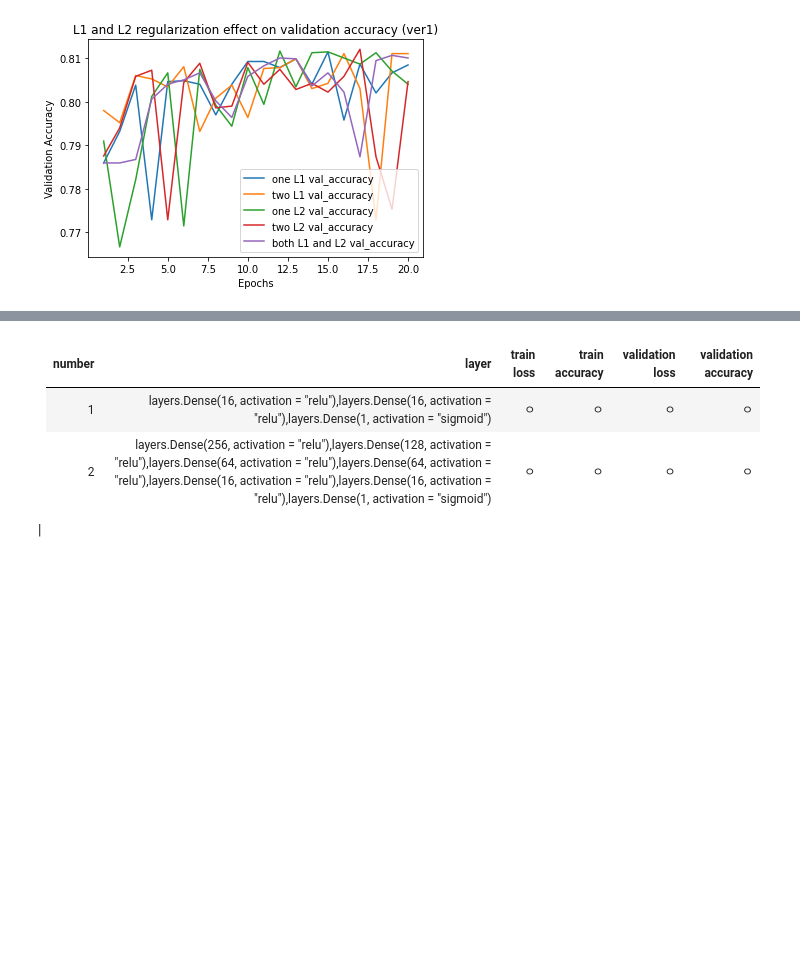
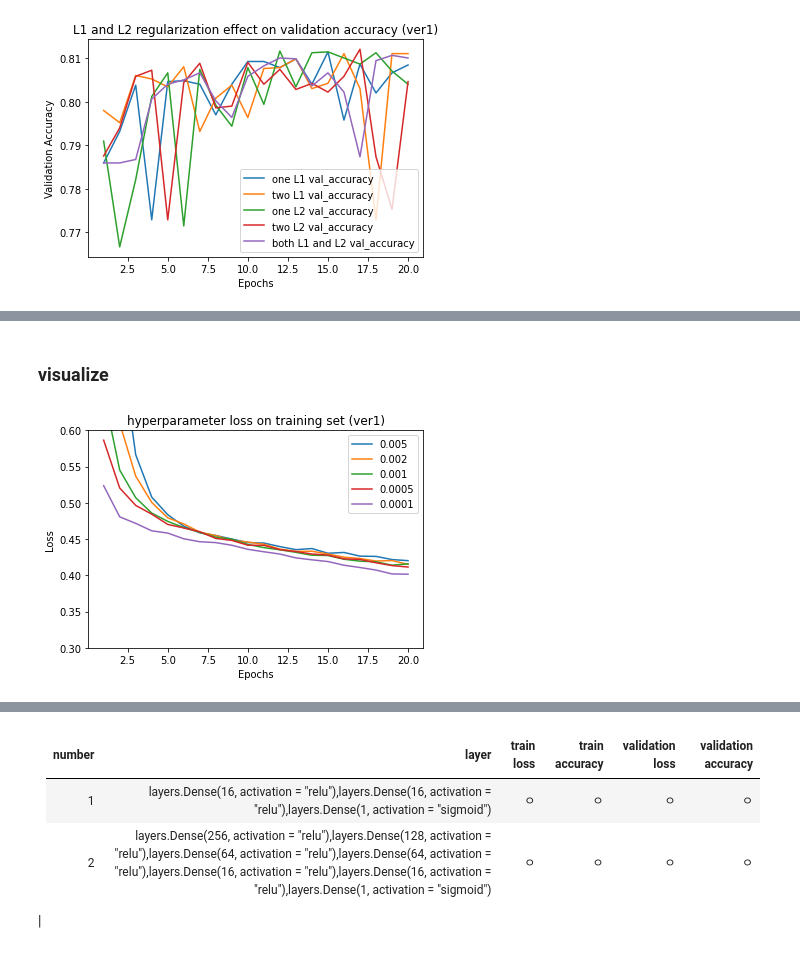
Before and after one commit to mjiii25/22-1_DL, a Jupyter notebook: team-project/modeling-dl.ipynb, the cells around one changed output, grey strips where cells are left out. Saved outputs shown, nothing was run; the diff lists cells and outputs as text; code cells hidden in the pictures; blank space fills up the shorter version.

```diff
--- a/team-project/modeling-dl.ipynb
+++ b/team-project/modeling-dl.ipynb
@@ -807,0 +927,39 @@ plt.show()
+# %% [markdown]
+### visualize
+# %%
+# Hyperparameter effect on training loss
+
+
+import matplotlib.pyplot as plt
+
+history_dict_h1n1_ver1_one = history_h1n1_ver1_one.history
+history_dict_h1n1_ver1_two = history_h1n1_ver1_two.history
+history_dict_h1n1_ver1_three = history_h1n1_ver1_three.history
+history_dict_h1n1_ver1_four = history_h1n1_ver1_four.history
+history_dict_h1n1_ver1_five = history_h1n1_ver1_five.history
+
+loss_values_h1n1_ver1_one = history_dict_h1n1_ver1_one["loss"]
+loss_values_h1n1_ver1_two = history_dict_h1n1_ver1_two["loss"]
+loss_values_h1n1_ver1_three = history_dict_h1n1_ver1_three["loss"]
+loss_values_h1n1_ver1_four = history_dict_h1n1_ver1_four["loss"]
+loss_values_h1n1_ver1_five = history_dict_h1n1_ver1_five["loss"]
+
+
+epochs = range(1, len(loss_values_h1n1_ver1_one) + 1)
+
+
+plt.plot(epochs, loss_values_h1n1_ver1_one, label="0.005")
+plt.plot(epochs, loss_values_h1n1_ver1_two, label="0.002")
+plt.plot(epochs, loss_values_h1n1_ver1_three, label="0.001(original)")
+plt.plot(epochs, loss_values_h1n1_ver1_four, label="0.0005")
+plt.plot(epochs, loss_values_h1n1_ver1_five, label="0.0001")
+
+
+plt.title("Hyperparameter loss on training set (ver1)")
+plt.xlabel("Epochs")
+plt.ylabel("Loss")
+plt.ylim([0.3,0.6])
+plt.legend()
+plt.show()
+# %% [output]
+[figure, added]
```
Also changed, not shown: parts of 47 cells of this notebook.
